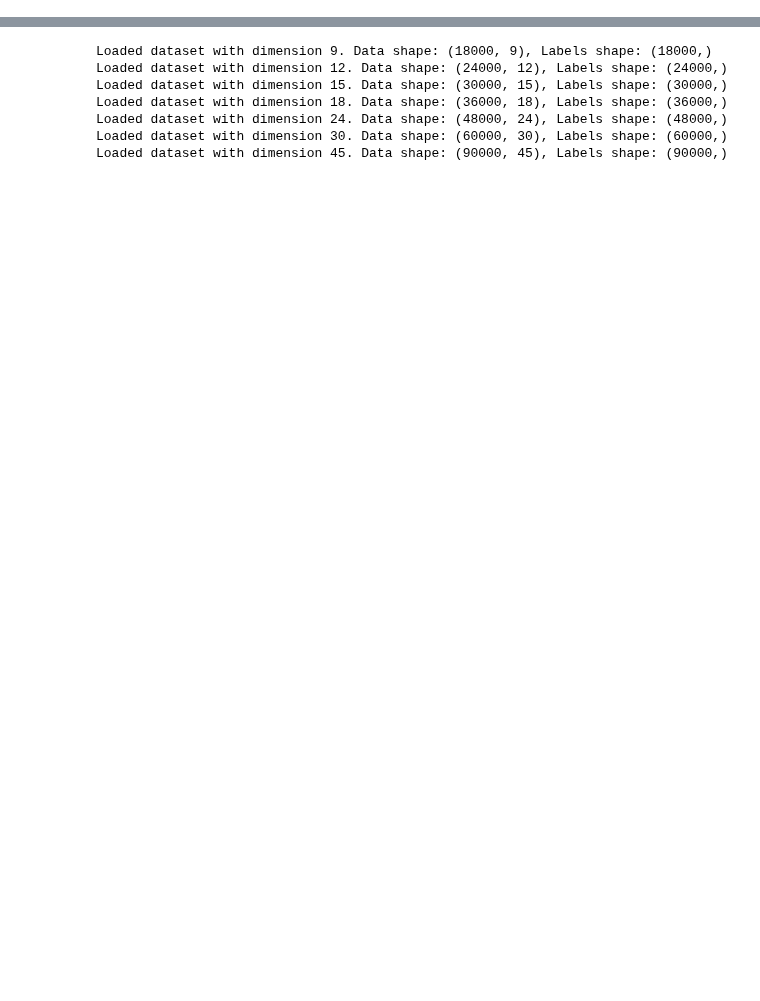
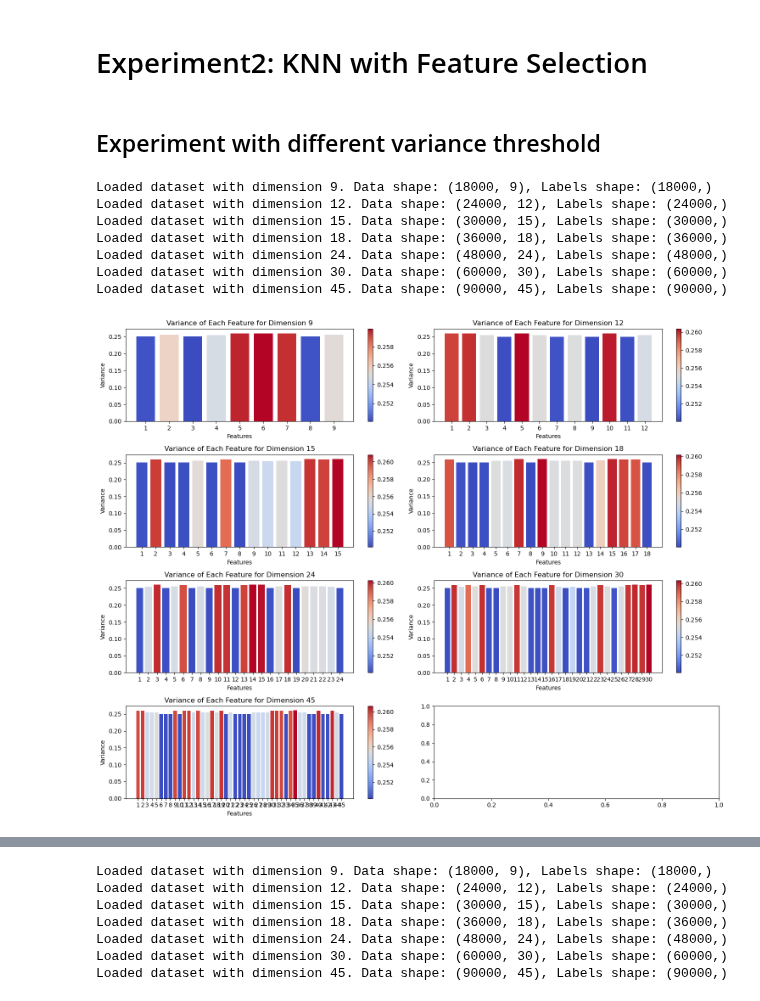
Before and after one commit to Daniel4078/COMP70015-MML-coursework, a Jupyter notebook: Knn.ipynb, the cells around one changed output, grey strips where cells are left out. Saved outputs shown, nothing was run; the diff lists cells and outputs as text; code cells hidden in the pictures; blank space fills up the shorter version.

```diff
--- a/Knn.ipynb
+++ b/Knn.ipynb
@@ -168,0 +74,19 @@ plt.show()
+# %%
+dimensions=[9,12,15,18,24,30,45]
+means = []
+std_devs = []
+random_seeds = [42, 123, 456, 789, 1010, 2020, 3030, 4040, 5050, 6060]
+for dim, k, w in zip(dimensions,best_ks,weights):
+  data, labels = load_data_by_dimension(dim)
+  accuracies = []
+  for seed in random_seeds:
+    X_train, X_test, y_train, y_test = train_test_split(data, labels, test_size=0.2,random_state=seed)
+
+    model = KNeighborsClassifier(n_neighbors=k,weights=w)
+    model.fit(X_train, y_train)
+
+    y_pred = model.predict(X_test)
+    accuracy = accuracy_score(y_test, y_pred)
+    accuracies.append(accuracy)
+  means.append(np.mean(accuracies))
+  std_devs.append(np.std(accuracies))
@@ -168,0 +114,41 @@ plt.show()
+# %% [markdown]
+# Experiment2: KNN with Feature Selection
+# %% [markdown]
+## Experiment with different variance threshold
+# %%
+dimensions = [9, 12, 15, 18, 24, 30, 45]
+
+fig, axes = plt.subplots(nrows=4, ncols=2, figsize=(15, 12))
+
+axes = axes.flatten()
+for i, dim in enumerate(dimensions):
+    data, labels = load_data_by_dimension(dim)
+    # data = scaler.fit_transform(data)
+    df = pd.DataFrame(data, columns=[f"{i+1}" for i in range(data.shape[1])])
+    df['Label'] = labels
+    variances = df.drop('Label', axis=1).var()
+    norm = plt.Normalize(variances.min(), variances.max())
+    cmap = plt.get_cmap("coolwarm")
+    colors = cmap(norm(variances.values))
+
+    bars = axes[i].bar(variances.index, variances.values, color=colors)
+    # axes[i].bar(variances.index, variances.values)
+    axes[i].set_title(f'Variance of Each Feature for Dimension {dim}')
+    axes[i].set_xlabel('Features')
+    axes[i].set_ylabel('Variance')
+
+    sm = plt.cm.ScalarMappable(cmap=cmap, norm=norm)
+    sm.set_array([])
+    fig.colorbar(sm, ax=axes[i])
+
+plt.tight_layout()
+plt.show()
+# %% [output]
+Loaded dataset with dimension 9. Data shape: (18000, 9), Labels shape: (18000,)
+Loaded dataset with dimension 12. Data shape: (24000, 12), Labels shape: (24000,)
+Loaded dataset with dimension 15. Data shape: (30000, 15), Labels shape: (30000,)
+Loaded dataset with dimension 18. Data shape: (36000, 18), Labels shape: (36000,)
+Loaded dataset with dimension 24. Data shape: (48000, 24), Labels shape: (48000,)
+Loaded dataset with dimension 30. Data shape: (60000, 30), Labels shape: (60000,)
+Loaded dataset with dimension 45. Data shape: (90000, 45), Labels shape: (90000,)
+[figure, added]
```
Also changed, not shown: parts of 48 cells of this notebook.
